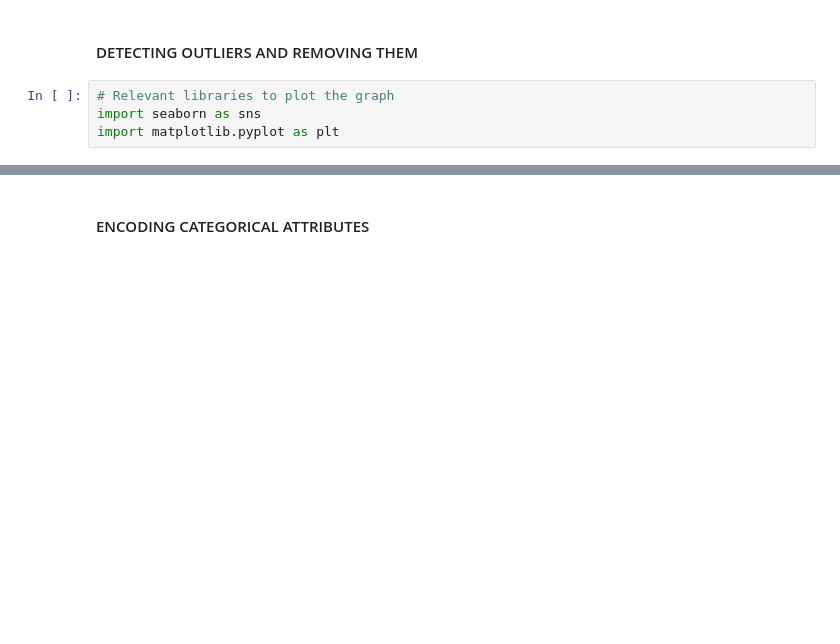
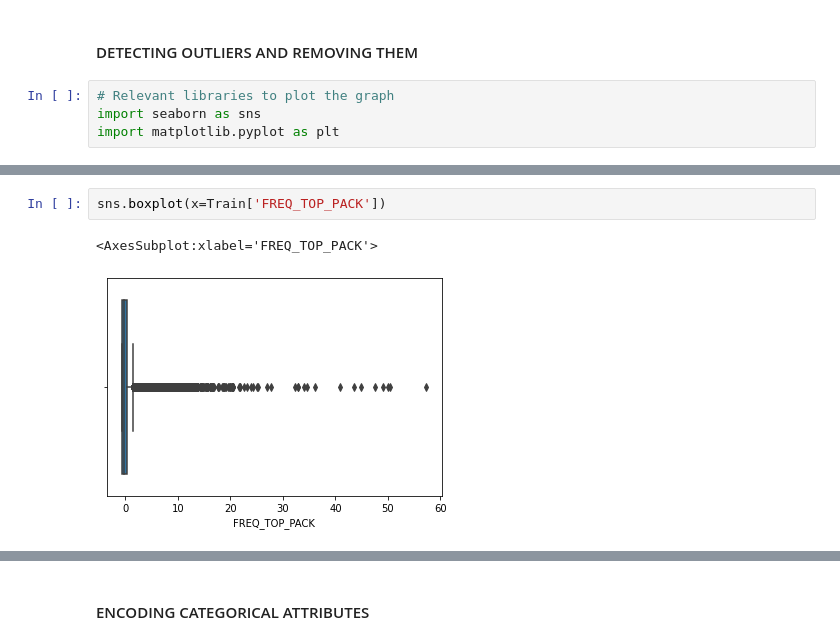
Before and after one commit to Kwabena-Kobiri/Expresso-prediction, a Jupyter notebook: Expresso_Churn_Prediction_With_Tensorflow.ipynb, the cells around one changed output, grey strips where cells are left out. Drawn from its saved outputs; the diff is of its cells as text; blank space fills up the shorter version.

Commit message:
Checked out the box and whisker plots of the MONTANT and FREQ_TOP_PACK columns of the Train Dataset

```diff
--- a/Expresso_Churn_Prediction_With_Tensorflow.ipynb
+++ b/Expresso_Churn_Prediction_With_Tensorflow.ipynb
@@ -389,3 +389,8 @@ sns.boxplot(data=Train)
 # %% [output]
 <AxesSubplot:>
 [figure]
+# %%
+sns.boxplot(x=Train['FREQ_TOP_PACK'])
+# %% [output]
+<AxesSubplot:xlabel='FREQ_TOP_PACK'>
+[figure, added]
```
Also changed, not shown: parts of 2 cells of this notebook.
